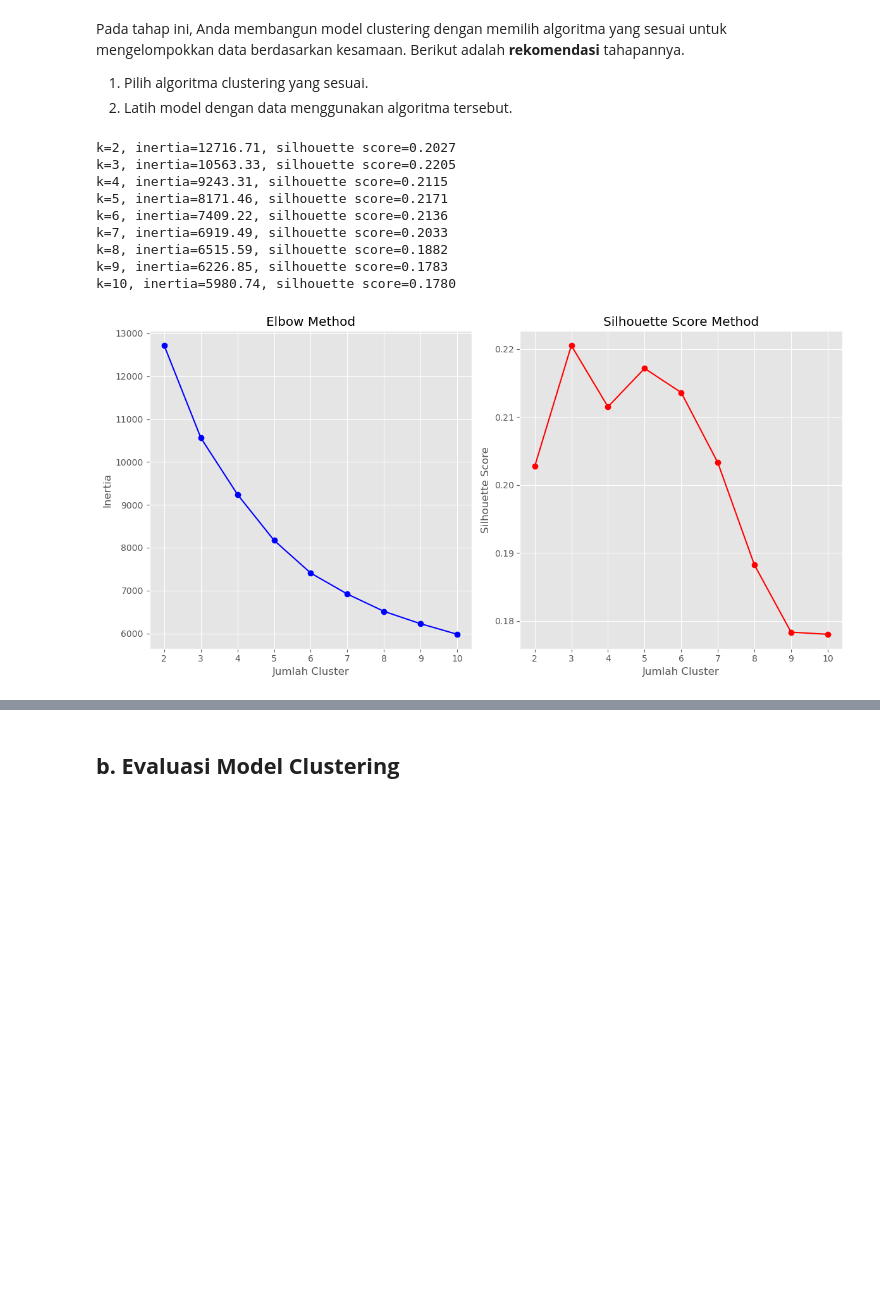
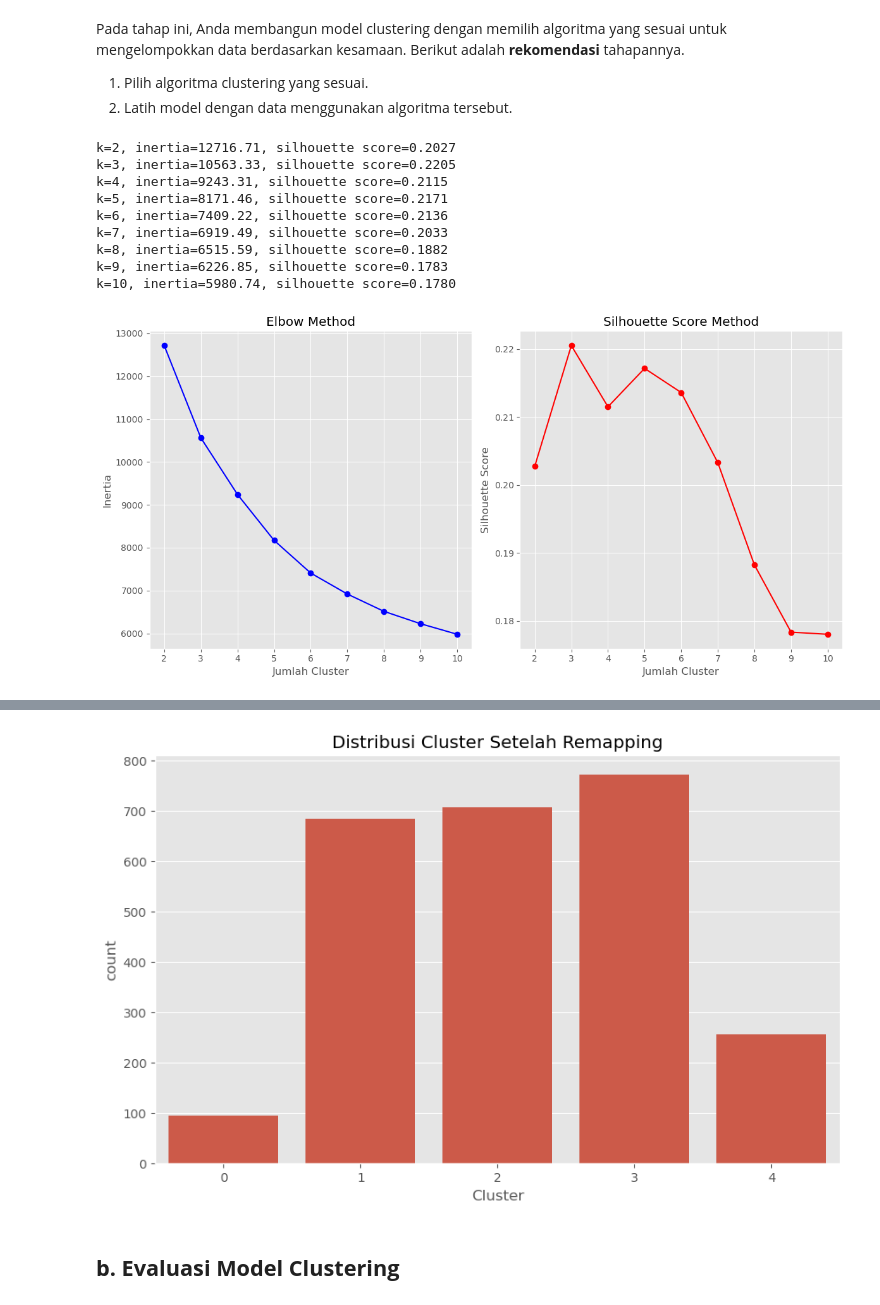
Before and after one commit to Oopirata/Project-Machine-Learning, a Jupyter notebook: Submission/[Clustering]_Submission_Akhir_BMLP_Hanif Herofa.ipynb, the cells around one changed output, grey strips where cells are left out. Cells and saved outputs as stored; diff of their text form; code cells hidden in the pictures; blank space fills up the shorter version.

```diff
--- a/Submission/[Clustering]_Submission_Akhir_BMLP_Hanif Herofa.ipynb
+++ b/Submission/[Clustering]_Submission_Akhir_BMLP_Hanif Herofa.ipynb
@@ -310,6 +310,86 @@ clusters = kmeans_optimal.fit_predict(X_processed)
 
 # Menambahkan label cluster ke DataFrame
 df['Cluster'] = clusters
+
+# Identifikasi cluster berdasarkan karakteristik utama
+cluster_stats = {}
+for cluster_num in range(optimal_clusters):
+    cluster_data = df[df['Cluster'] == cluster_num]
+    cluster_size = len(cluster_data)
+    cluster_pct = round((cluster_size / len(df) * 100), 2)
+    login_mean = cluster_data['LoginAttempts'].mean()
+    age_mean = cluster_data['CustomerAge'].mean()
+    balance_mean = cluster_data['AccountBalance'].mean()
+    transaction_mean = cluster_data['TransactionAmount'].mean()
+
+    # Simpan statistik untuk pemetan
+    cluster_stats[cluster_num] = {
+        'size': cluster_size,
+        'pct': cluster_pct,
+        'login_mean': login_mean,
+        'age_mean': age_mean,
+        'balance_mean': balance_mean,
+        'transaction_mean': transaction_mean
+    }
+
+# Remapping berdasarkan karakteristik
+# Cluster Login Attempts tinggi -> 0
+high_login_cluster = max(cluster_stats, key=lambda x: cluster_stats[x]['login_mean'])
+# Cluster Pensiunan (usia tinggi) -> 1
+high_age_cluster = max(cluster_stats, key=lambda x: cluster_stats[x]['age_mean'])
+# Cluster Mahasiswa (usia rendah) -> 2
+low_age_cluster = min(cluster_stats, key=lambda x: cluster_stats[x]['age_mean'])
+# Cluster Dokter (saldo tinggi) -> 3
+high_balance_cluster = max(cluster_stats, key=lambda x: cluster_stats[x]['balance_mean'])
+# Cluster Transaksi Bernilai Tinggi -> 4
+high_transaction_cluster = max(cluster_stats, key=lambda x: cluster_stats[x]['transaction_mean'])
+
+# Mapping
+cluster_mapping = {}
+cluster_mapping[high_login_cluster] = 0
+cluster_mapping[high_age_cluster] = 1
+cluster_mapping[low_age_cluster] = 2
+cluster_mapping[high_balance_cluster] = 3
+cluster_mapping[high_transaction_cluster] = 4
+
+# Mengecek apakah ada duplikasi dalam nilai mapping
+if len(set(cluster_mapping.values())) != len(cluster_mapping.values()):
+    # Jika ada duplikasi, gunakan statistik lain untuk membedakan
+    # Prioritaskan karakteristik yang jelas dari setiap cluster
+    print("Terdapat duplikasi dalam mapping, perlu disesuaikan secara manual.")
+
+    # Contoh penyelesaian manual jika terjadi duplikasi
+    remaining_clusters = set(range(optimal_clusters)) - set(cluster_mapping.values())
+    duplicate_mappings = {}
+    for k, v in cluster_mapping.items():
+        if list(cluster_mapping.values()).count(v) > 1:
+            duplicate_mappings[k] = v
+
+    # Sesuaikan duplikasi dengan nilai yang belum digunakan
+    for k in duplicate_mappings:
+        if remaining_clusters:
+            new_val = remaining_clusters.pop()
+            cluster_mapping[k] = new_val
+
+# Terapkan mapping untuk dataset
+df['Cluster_Remapped'] = df['Cluster'].map(cluster_mapping)
+
+# Ganti kolom Cluster dengan versi yang sudah dipetakan
+df['Original_Cluster'] = df['Cluster']  # Simpan label asli
+df['Cluster'] = df['Cluster_Remapped']
+df = df.drop('Cluster_Remapped', axis=1)
+
+# Menampilkan persentase cluster setelah remapping
+print("\nDistribusi Cluster Setelah Remapping:")
+cluster_counts = df['Cluster'].value_counts().sort_index()
+for cluster, count in cluster_counts.items():
+    print(f"Cluster {cluster}: {count} data ({count/len(df)*100:.2f}%)")
+
+# Visualisasi distribusi cluster setelah remapping
+plt.figure(figsize=(10, 6))
+sns.countplot(x='Cluster', data=df)
+plt.title('Distribusi Cluster Setelah Remapping')
+plt.show()
 # %% [output]
 k=2, inertia=12716.71, silhouette score=0.2027
 k=3, inertia=10563.33, silhouette score=0.2205
@@ -324,3 +410,4 @@ k=10, inertia=5980.74, silhouette score=0.1780
+[figure, added]
 # %% [markdown]
 ## **b. Evaluasi Model Clustering**
 # %% [markdown]
```
Also changed, not shown: parts of 3 cells of this notebook, 7 other files.
